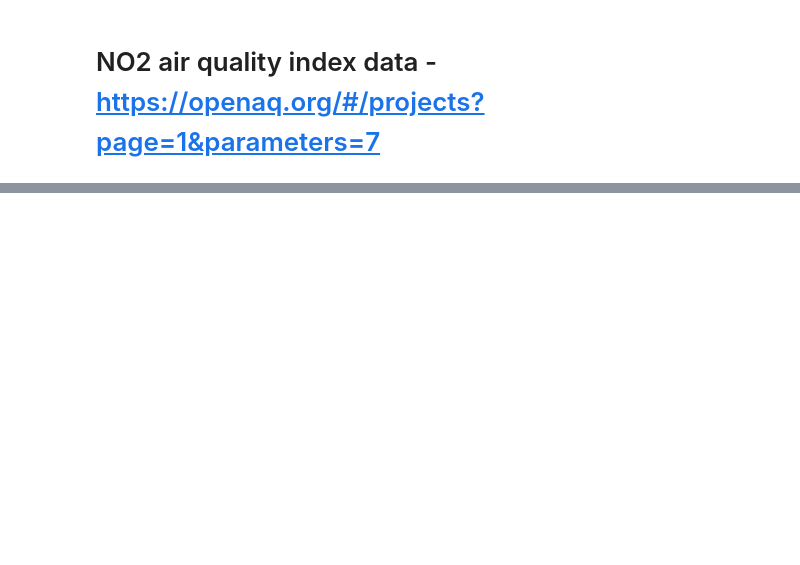
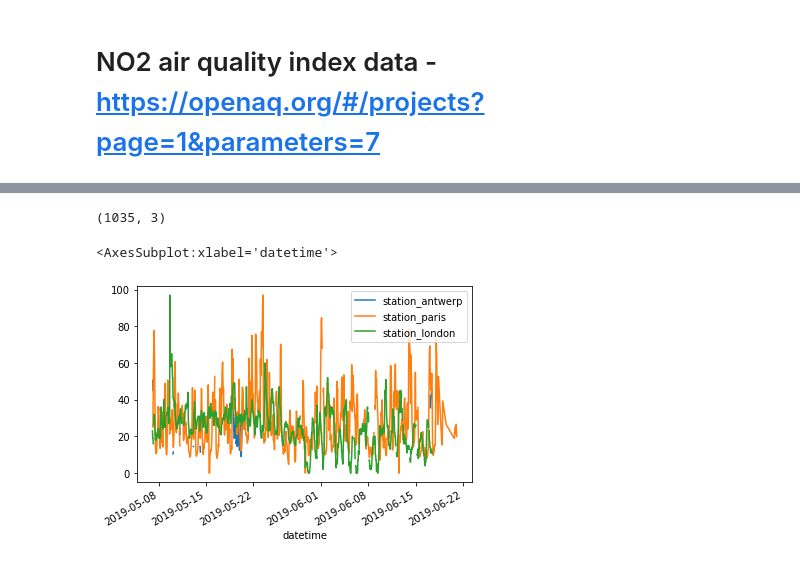
Before and after one commit to UtsavParashar/PythonProblems, a Jupyter notebook: PandasOffDoc.ipynb, the cells around one changed output, grey strips where cells are left out. Saved outputs shown, nothing was run; the diff lists cells and outputs as text; code cells hidden in the pictures; blank space fills up the shorter version.

Commit message:
Plots and subplots

```diff
--- a/PandasOffDoc.ipynb
+++ b/PandasOffDoc.ipynb
@@ -246,0 +269,9 @@ air_quality.head()
+# %%
+air_quality.shape
+# %% [output]
+(1035, 3)
+# %%
+air_quality.plot()
+# %% [output]
+<AxesSubplot:xlabel='datetime'>
+[figure, added]
```
Also changed, not shown: parts of 15 cells of this notebook, 15 other files.
